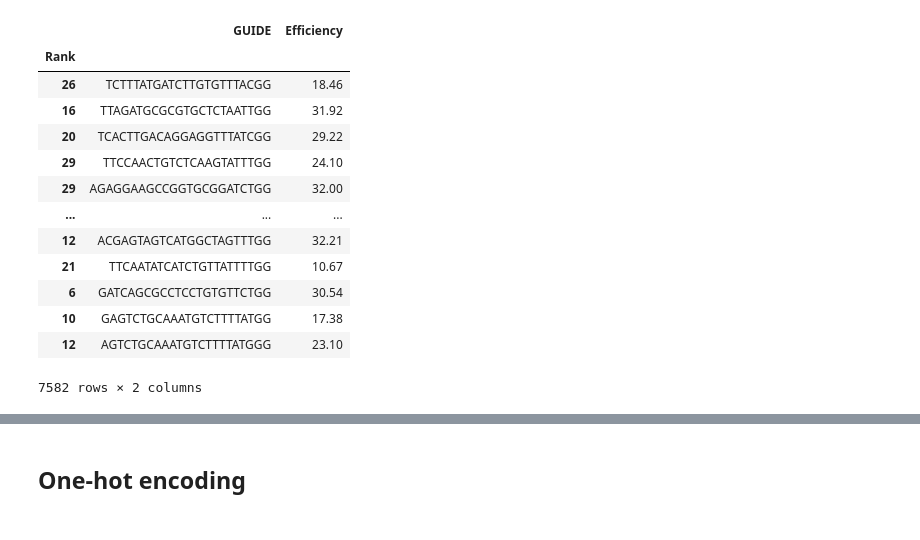
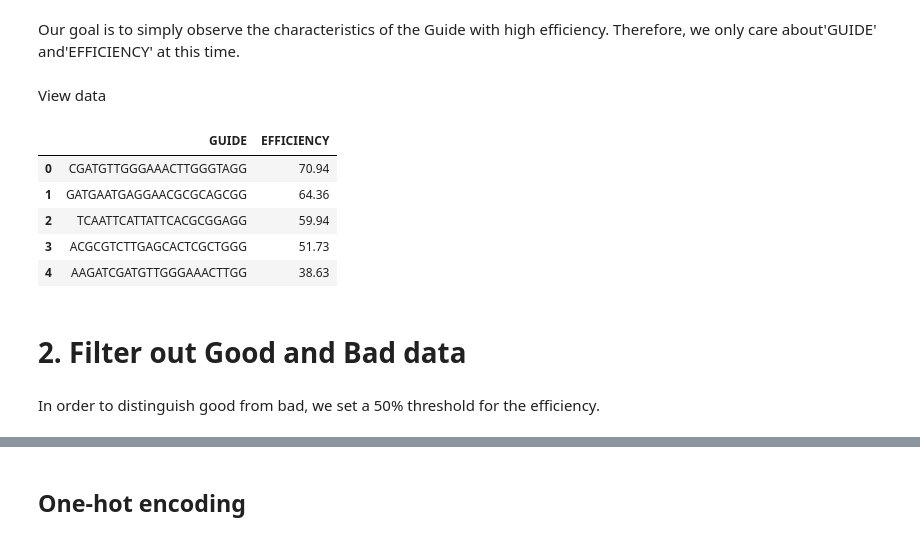
Before and after one commit to SilvesterHsu/CRISPR-Cas9-GuidingGeneEditing, a Jupyter notebook: Autoencoder/0.GuideAnalyse.ipynb, the cells around one changed output, grey strips where cells are left out. Saved outputs shown, nothing was run; the diff lists cells and outputs as text; code cells hidden in the pictures.

```diff
--- a/Autoencoder/0.GuideAnalyse.ipynb
+++ b/Autoencoder/0.GuideAnalyse.ipynb
@@ -38,17 +34,2 @@ data_good
-# %%
-data_bad
-# %% [output]
-|  | GUIDE | Efficiency |
-| Rank |  |  |
-| 26 | TCTTTATGATCTTGTGTTTACGG | 18.46 |
-| 16 | TTAGATGCGCGTGCTCTAATTGG | 31.92 |
-| 20 | TCACTTGACAGGAGGTTTATCGG | 29.22 |
-| 29 | TTCCAACTGTCTCAAGTATTTGG | 24.10 |
-| 29 | AGAGGAAGCCGGTGCGGATCTGG | 32.00 |
-| ... | ... | ... |
-| 12 | ACGAGTAGTCATGGCTAGTTTGG | 32.21 |
-| 21 | TTCAATATCATCTGTTATTTTGG | 10.67 |
-| 6 | GATCAGCGCCTCCTGTGTTCTGG | 30.54 |
-| 10 | GAGTCTGCAAATGTCTTTTATGG | 17.38 |
-| 12 | AGTCTGCAAATGTCTTTTATGGG | 23.10 |
-7582 rows × 2 columns
+# %% [markdown]
+Our goal is to simply observe the characteristics of the Guide with high efficiency. Therefore, we only care about'GUIDE' and'EFFICIENCY' at this time.
@@ -54,0 +38,15 @@ data_bad
+# %% [markdown]
+View data
+# %%
+data.head(5)
+# %% [output]
+|  | GUIDE | EFFICIENCY |
+| 0 | CGATGTTGGGAAACTTGGGTAGG | 70.94 |
+| 1 | GATGAATGAGGAACGCGCAGCGG | 64.36 |
+| 2 | TCAATTCATTATTCACGCGGAGG | 59.94 |
+| 3 | ACGCGTCTTGAGCACTCGCTGGG | 51.73 |
+| 4 | AAGATCGATGTTGGGAAACTTGG | 38.63 |
+# %% [markdown]
+# 2. Filter out Good and Bad data
+# %% [markdown]
+In order to distinguish good from bad, we set a 50% threshold for the efficiency.
```
Also changed, not shown: parts of 21 cells of this notebook.
